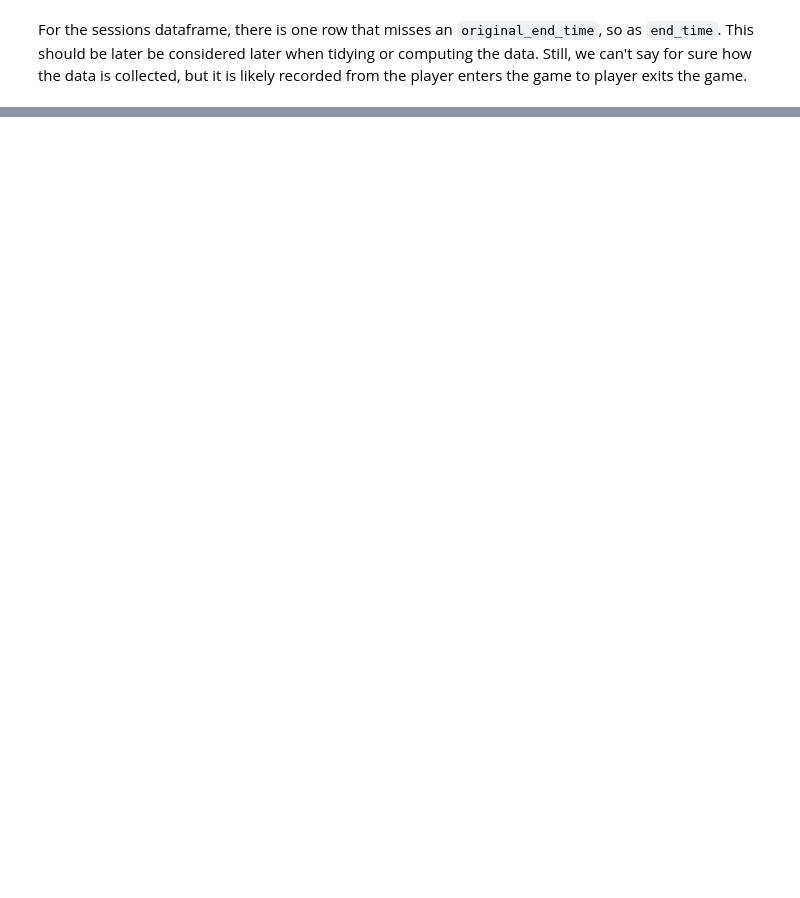
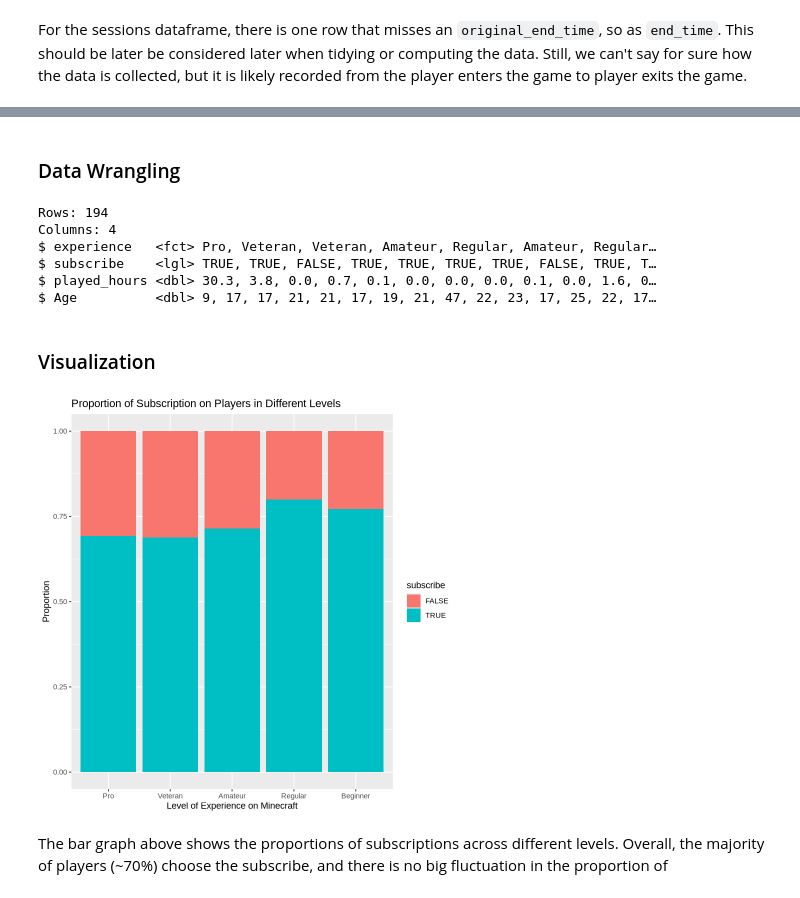
Before and after one commit to HollieHuang666/Dsci-100-Individual-Planning-Report, a Jupyter notebook: Individual Planning group 5.ipynb, the cells around one changed output, grey strips where cells are left out. Drawn from its saved outputs; the diff is of its cells as text; code cells hidden in the pictures; blank space fills up the shorter version.

Commit message:
Finished the question and started visualization
Data wrangling done and first visualization done

```diff
--- a/Individual Planning group 5.ipynb
+++ b/Individual Planning group 5.ipynb
@@ -199,0 +212,29 @@ For the sessions dataframe, there is one row that misses an `original_end_time`,
+# %% [markdown]
+### Data Wrangling
+# %%
+players_wrangled <- players |>
+    select(-hashedEmail,-name, -gender) |>
+    mutate(experience = as_factor(experience)) |>
+    drop_na()
+glimpse(players_wrangled)
+# %% [output]
+Rows: 194
+Columns: 4
+$ experience   <fct> Pro, Veteran, Veteran, Amateur, Regular, Amateur, Regular…
+$ subscribe    <lgl> TRUE, TRUE, FALSE, TRUE, TRUE, TRUE, TRUE, FALSE, TRUE, T…
+$ played_hours <dbl> 30.3, 3.8, 0.0, 0.7, 0.1, 0.0, 0.0, 0.0, 0.1, 0.0, 1.6, 0…
+$ Age          <dbl> 9, 17, 17, 21, 21, 17, 19, 21, 47, 22, 23, 17, 25, 22, 17…
+# %% [markdown]
+### Visualization
+# %%
+#create a barplot for experience
+bar_experience <- ggplot(players_wrangled, aes(x = experience, fill = subscribe)) +
+    geom_bar(position = "fill") +
+    labs(x = "Level of Experience on Minecraft",
+         y = "Proportion",
+         title = "Proportion of Subscription on Players in Different Levels")
+bar_experience
+# %% [output]
+[figure, added]
+# %% [markdown]
+The bar graph above shows the proportions of subscriptions across different levels. Overall, the majority of players (~70%) choose the subscribe, and there is no big fluctuation in the proportion of
```
Also changed, not shown: parts of 4 cells of this notebook.
